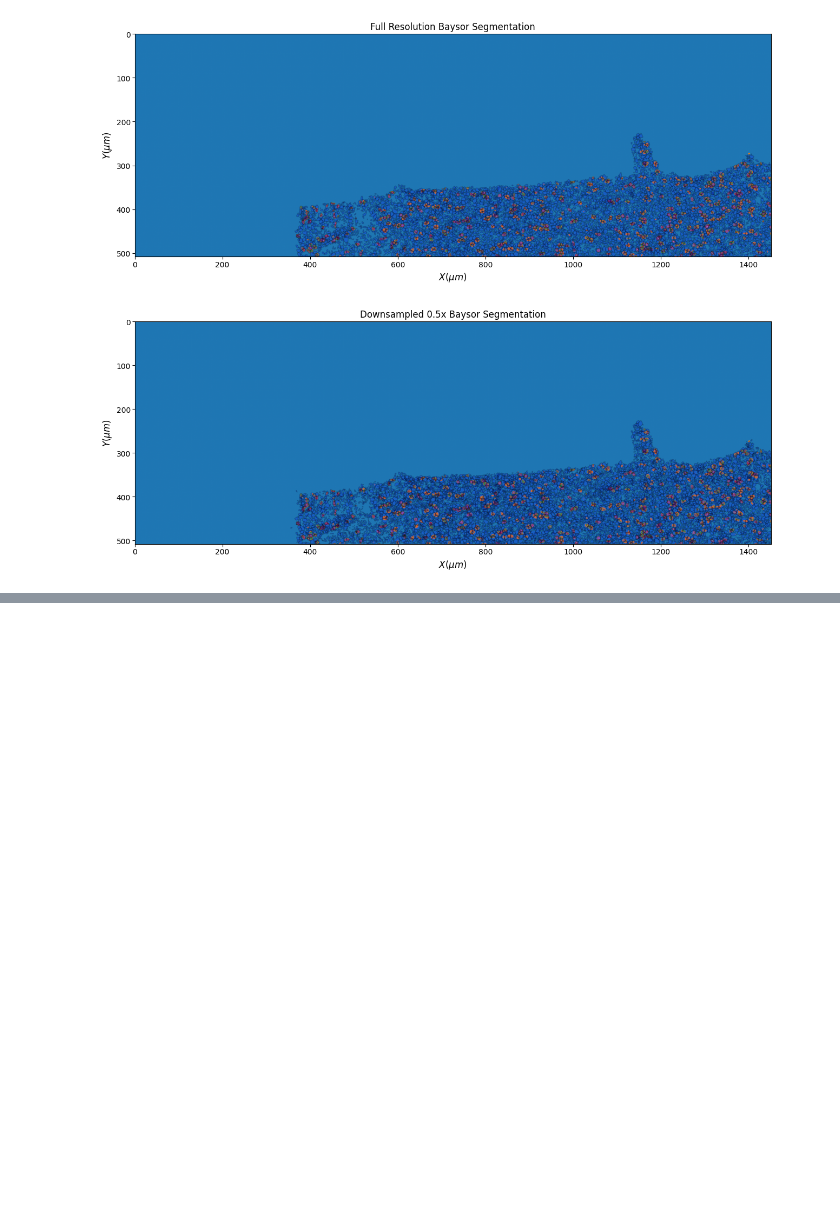
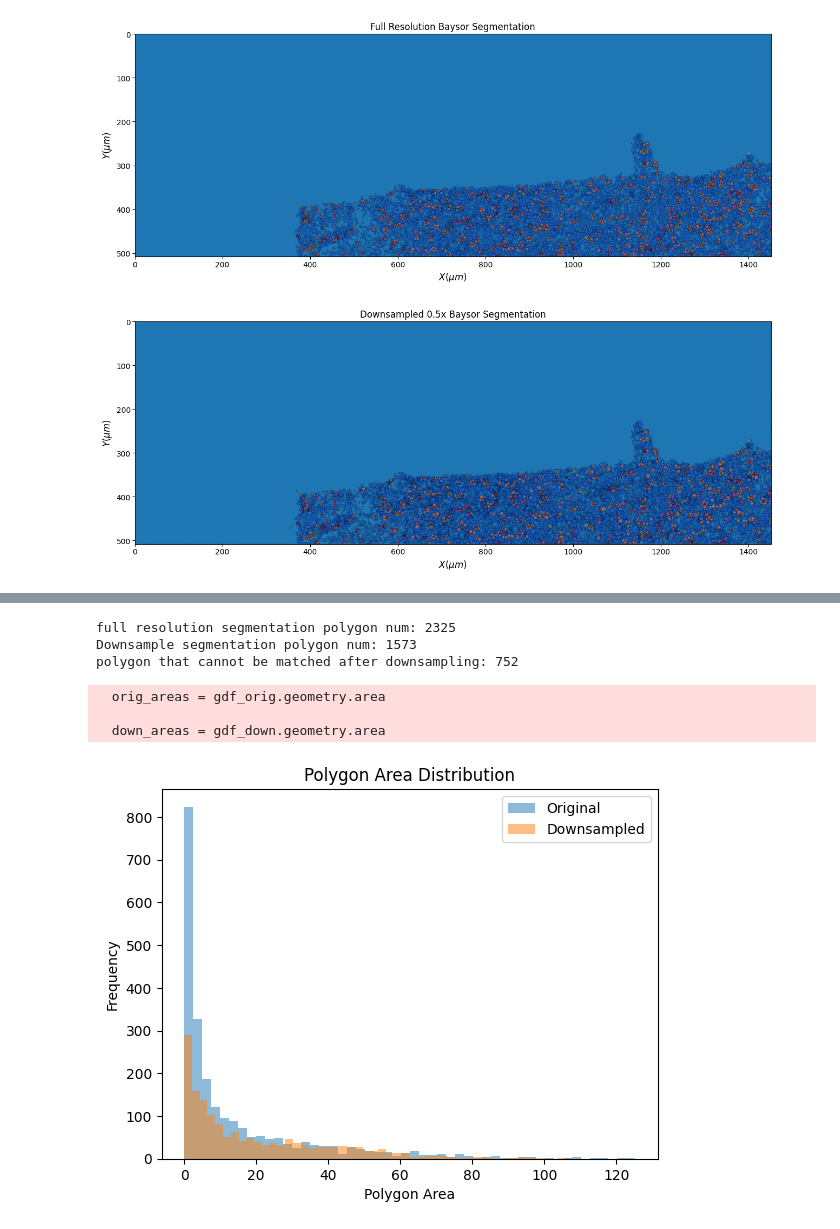
Before and after one commit to guillemchillon/STimage_benchmarks, a Jupyter notebook: code/aim2_cell_segmentation/baysor_visualize_output.ipynb, the cells around one changed output, grey strips where cells are left out. Saved outputs shown, nothing was run; the diff lists cells and outputs as text; code cells hidden in the pictures; blank space fills up the shorter version.

```diff
--- a/code/aim2_cell_segmentation/baysor_visualize_output.ipynb
+++ b/code/aim2_cell_segmentation/baysor_visualize_output.ipynb
@@ -211,0 +264,30 @@ plt.show()
+# %%
+import geopandas as gpd
+
+gdf_orig = gpd.read_file('D:/Upenn/BioSTATs9815/Project/baysor_example_output/x0_y0/segmentation_polygons_2d.json')
+gdf_down = gpd.read_file('D:/Upenn/BioSTATs9815/Project/baysor_example_output/downsample0.5_x0_y0/segmentation_polygons_2d.json')
+
+print(f"full resolution segmentation polygon num: {gdf_orig.shape[0]}")
+print(f"Downsample segmentation polygon num: {gdf_down.shape[0]}")
+num_unmatched = len(gdf_orig) - len(ious)
+print(f"polygon that cannot be matched after downsampling: {num_unmatched}")
+# %% [output]
+full resolution segmentation polygon num: 2325
+Downsample segmentation polygon num: 1573
+polygon that cannot be matched after downsampling: 752
+# %%
+import matplotlib.pyplot as plt
+orig_areas = gdf_orig.geometry.area
+down_areas = gdf_down.geometry.area
+plt.hist(orig_areas, bins=50, alpha=0.5, label='Original')
+plt.hist(down_areas, bins=50, alpha=0.5, label='Downsampled')
+plt.xlabel('Polygon Area')
+plt.ylabel('Frequency')
+plt.legend()
+plt.title('Polygon Area Distribution')
+plt.show()
+# %% [output]
+  orig_areas = gdf_orig.geometry.area
+
+  down_areas = gdf_down.geometry.area
+[figure, added]
```
Also changed, not shown: parts of 3 cells of this notebook.
